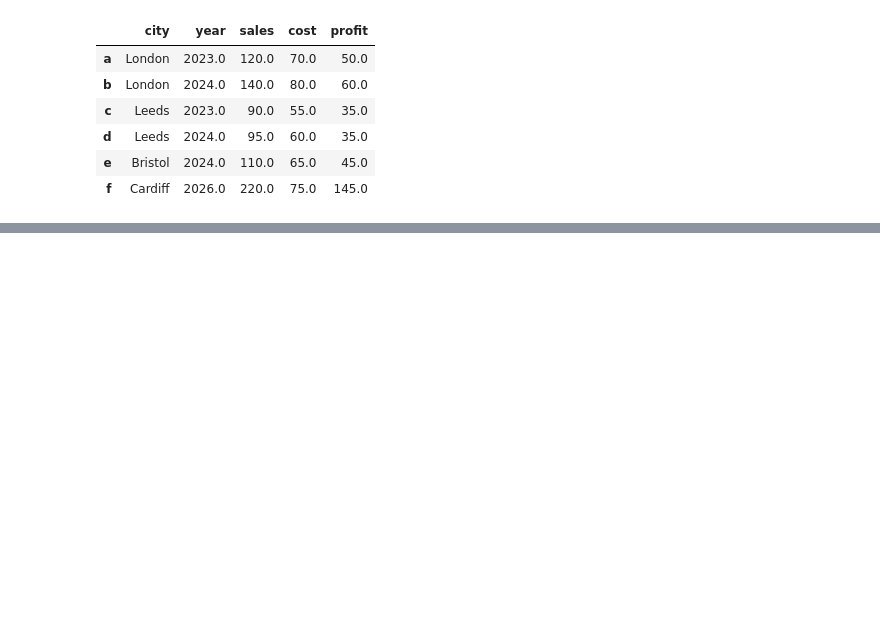
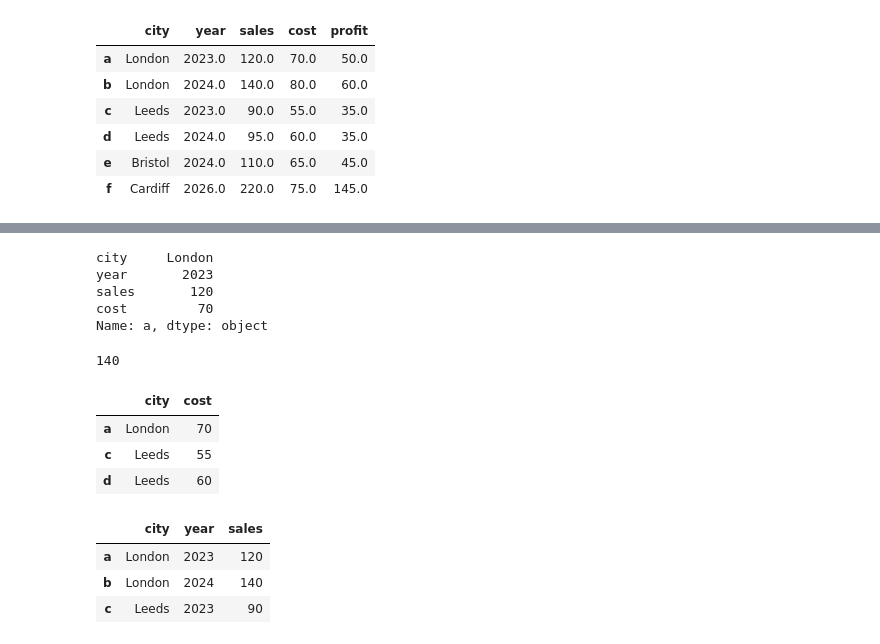
Before and after one commit to Azeez008/Python-Novice-to-Pro, a Jupyter notebook: DATA MANIPLUATION WITH PANDAS/Data_manipulation_with_pandas.ipynb, the cells around one changed output, grey strips where cells are left out. Saved outputs shown, nothing was run; the diff lists cells and outputs as text; code cells hidden in the pictures; blank space fills up the shorter version.

```diff
--- a/DATA MANIPLUATION WITH PANDAS/Data_manipulation_with_pandas.ipynb
+++ b/DATA MANIPLUATION WITH PANDAS/Data_manipulation_with_pandas.ipynb
@@ -508,0 +638,13 @@ df_dummy = df_dummy.drop(index ="profit")
+# %%
+#
+df_dummy = pd.DataFrame(
+{
+"city": ["London", "London", "Leeds", "Leeds", "Bristol"],
+"year": [2023, 2024, 2023, 2024, 2024],
+"sales": [120, 140, 90, 95, 110],
+"cost": [70, 80, 55, 60, 65],
+},
+index=["a","b","c","d","e"]  # explicit row labels
+)
+
+df_dummy
@@ -508,0 +658,26 @@ df_dummy = df_dummy.drop(index ="profit")
+# %%
+df_dummy.iloc[0]
+# %% [output]
+city     London
+year       2023
+sales       120
+cost         70
+Name: a, dtype: object
+# %%
+df_dummy.iloc[1,2] # b index and sales value
+# %% [output]
+140
+# %%
+df_dummy.iloc[[0,2,3],[0,3]]
+# %% [output]
+|  | city | cost |
+| a | London | 70 |
+| c | Leeds | 55 |
+| d | Leeds | 60 |
+# %%
+df_dummy.iloc[0:3,0:3]
+# %% [output]
+|  | city | year | sales |
+| a | London | 2023 | 120 |
+| b | London | 2024 | 140 |
+| c | Leeds | 2023 | 90 |
```
Also changed, not shown: parts of 12 cells of this notebook, 3 other files.
